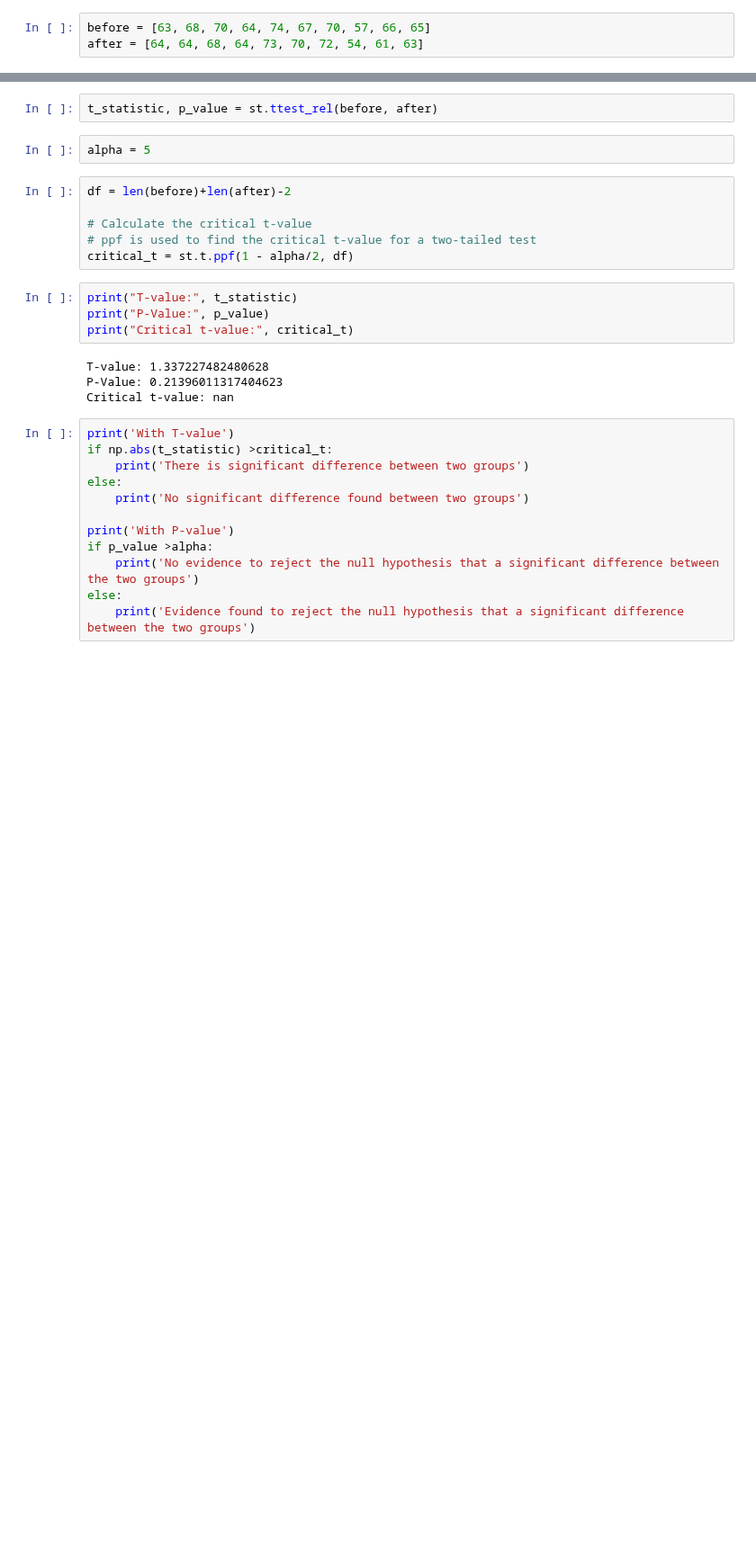
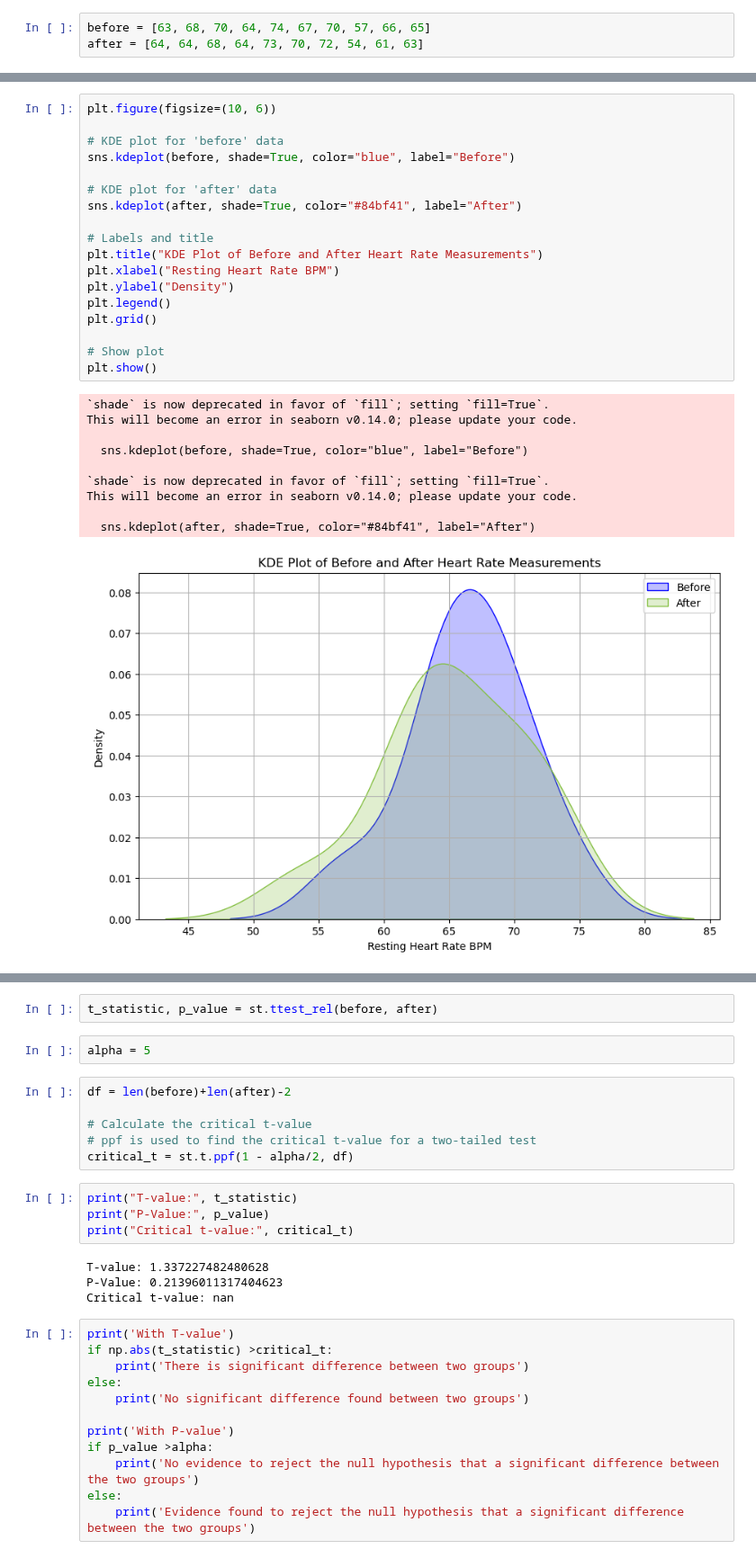
Before and after one commit to keithmmc/appliedstats, a Jupyter notebook: tasks.ipynb, the cells around one changed output, grey strips where cells are left out. Shown at 90% size. Saved outputs shown, nothing was run; the diff lists cells and outputs as text; blank space fills up the shorter version.

```diff
--- a/tasks.ipynb
+++ b/tasks.ipynb
@@ -550,0 +561,29 @@ after = [64, 64, 68, 64, 73, 70, 72, 54, 61, 63]
+# %%
+plt.figure(figsize=(10, 6))
+
+# KDE plot for 'before' data
+sns.kdeplot(before, shade=True, color="blue", label="Before")
+
+# KDE plot for 'after' data
+sns.kdeplot(after, shade=True, color="#84bf41", label="After")
+
+# Labels and title
+plt.title("KDE Plot of Before and After Heart Rate Measurements")
+plt.xlabel("Resting Heart Rate BPM")
+plt.ylabel("Density")
+plt.legend()
+plt.grid()
+
+# Show plot
+plt.show()
+# %% [output]
+`shade` is now deprecated in favor of `fill`; setting `fill=True`.
+This will become an error in seaborn v0.14.0; please update your code.
+
+  sns.kdeplot(before, shade=True, color="blue", label="Before")
+
+`shade` is now deprecated in favor of `fill`; setting `fill=True`.
+This will become an error in seaborn v0.14.0; please update your code.
+
+  sns.kdeplot(after, shade=True, color="#84bf41", label="After")
+[figure, added]
```
Also changed, not shown: parts of 15 cells of this notebook.
